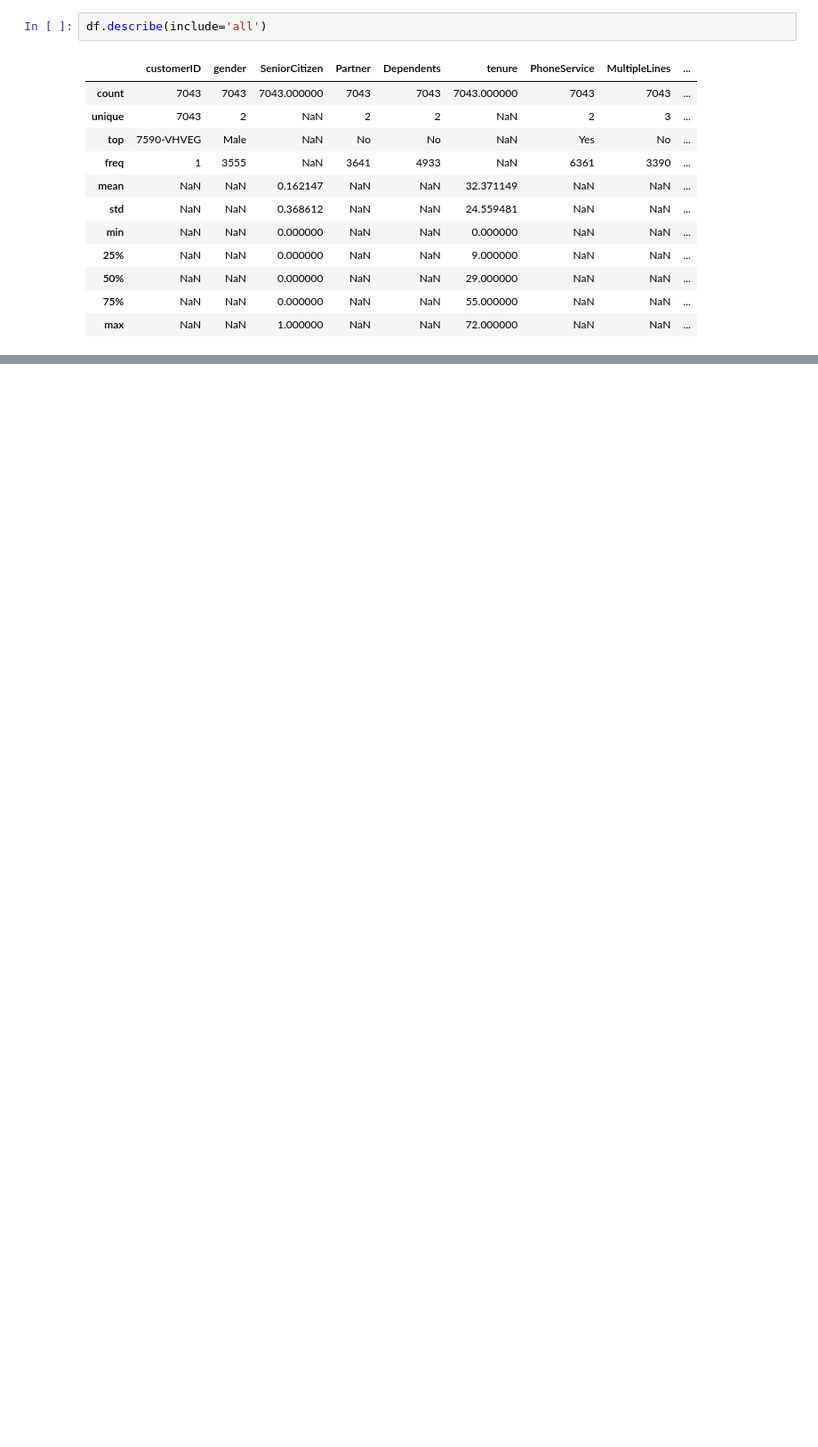
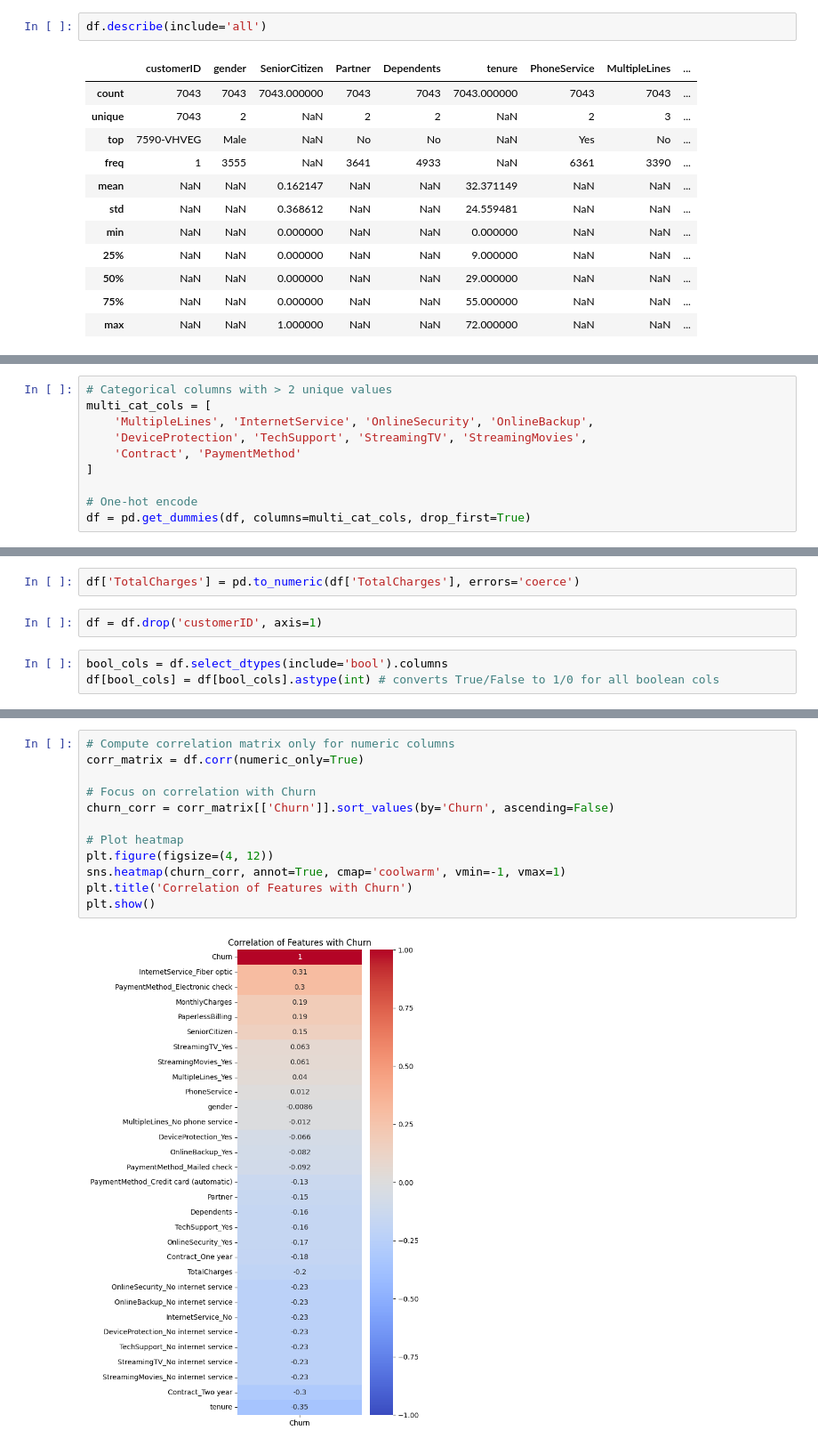
Before and after one commit to JayRathod341997/telco-customer-churn, a Jupyter notebook: notebooks/EDA.ipynb, the cells around one changed output, grey strips where cells are left out. Shown: that part at 89% size. Saved outputs shown, nothing was run; the diff lists cells and outputs as text; blank space fills up the shorter version.

```diff
--- a/notebooks/EDA.ipynb
+++ b/notebooks/EDA.ipynb
@@ -79,0 +82,10 @@ df.describe(include='all')
+# %%
+# Categorical columns with > 2 unique values
+multi_cat_cols = [
+    'MultipleLines', 'InternetService', 'OnlineSecurity', 'OnlineBackup',
+    'DeviceProtection', 'TechSupport', 'StreamingTV', 'StreamingMovies',
+    'Contract', 'PaymentMethod'
+]
+
+# One-hot encode
+df = pd.get_dummies(df, columns=multi_cat_cols, drop_first=True)
@@ -79,0 +103,7 @@ df.describe(include='all')
+# %%
+df['TotalCharges'] = pd.to_numeric(df['TotalCharges'], errors='coerce')
+# %%
+df = df.drop('customerID', axis=1)
+# %%
+bool_cols = df.select_dtypes(include='bool').columns
+df[bool_cols] = df[bool_cols].astype(int) # converts True/False to 1/0 for all boolean cols
@@ -79,0 +152,14 @@ df.describe(include='all')
+# %%
+# Compute correlation matrix only for numeric columns
+corr_matrix = df.corr(numeric_only=True)
+
+# Focus on correlation with Churn
+churn_corr = corr_matrix[['Churn']].sort_values(by='Churn', ascending=False)
+
+# Plot heatmap
+plt.figure(figsize=(4, 12))
+sns.heatmap(churn_corr, annot=True, cmap='coolwarm', vmin=-1, vmax=1)
+plt.title('Correlation of Features with Churn')
+plt.show()
+# %% [output]
+[figure, added]
```
Also changed, not shown: parts of 41 cells of this notebook, 1 other file.
